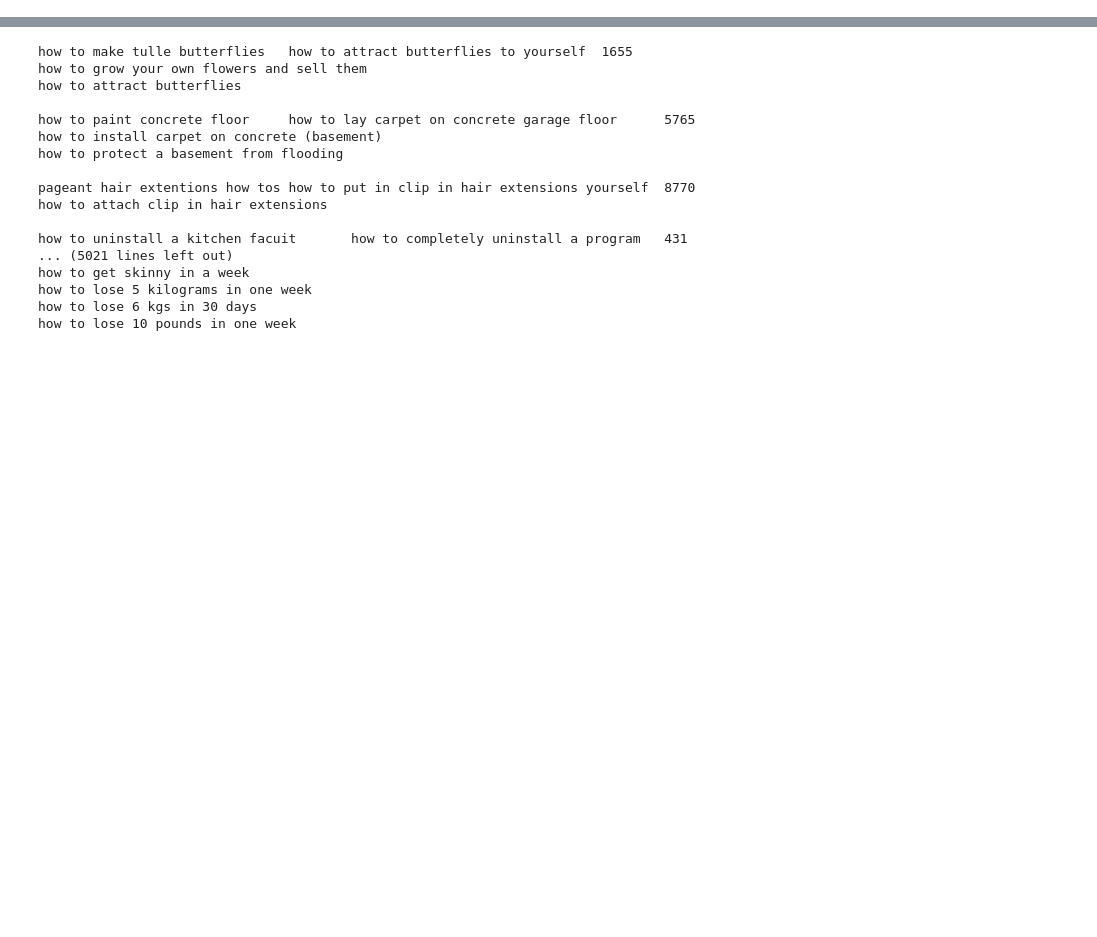
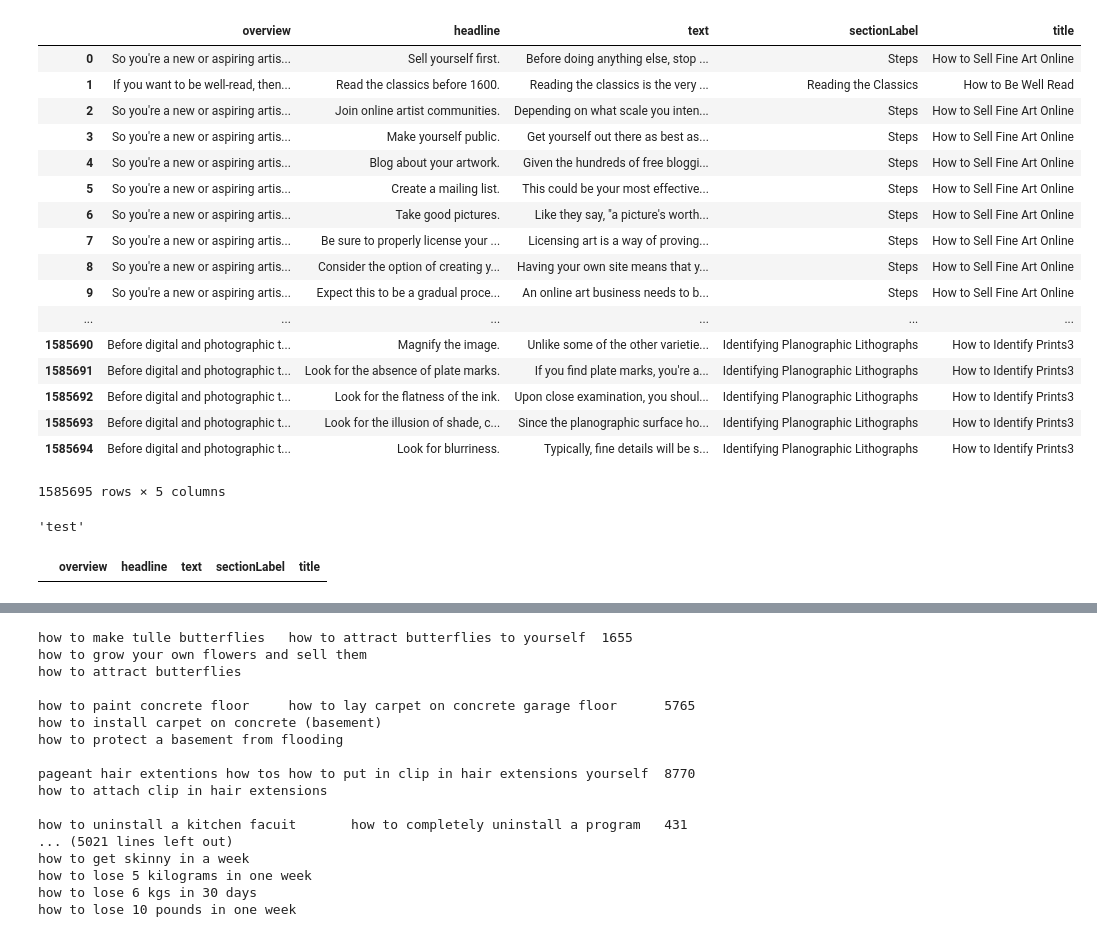
Before and after one commit to feay1234/WikiHow-Task-Based, a Jupyter notebook: Task-Prediction.ipynb, the cells around one changed output, grey strips where cells are left out. Cells and saved outputs as stored; diff of their text form; code cells hidden in the pictures; blank space fills up the shorter version.

```diff
--- a/Task-Prediction.ipynb
+++ b/Task-Prediction.ipynb
@@ -91,0 +157,29 @@ model = Sequential([embedding_layer, GlobalMaxPooling1D()])
+# %%
+wiki
+# %% [output]
+|  | overview | headline | text | sectionLabel | title |
+| 0 | So you're a new or aspiring artis... | Sell yourself first. | Before doing anything else, stop ... | Steps | How to Sell Fine Art Online |
+| 1 | If you want to be well-read, then... | Read the classics before 1600. | Reading the classics is the very ... | Reading the Classics | How to Be Well Read |
+| 2 | So you're a new or aspiring artis... | Join online artist communities. | Depending on what scale you inten... | Steps | How to Sell Fine Art Online |
+| 3 | So you're a new or aspiring artis... | Make yourself public. | Get yourself out there as best as... | Steps | How to Sell Fine Art Online |
+| 4 | So you're a new or aspiring artis... | Blog about your artwork. | Given the hundreds of free bloggi... | Steps | How to Sell Fine Art Online |
+| 5 | So you're a new or aspiring artis... | Create a mailing list. | This could be your most effective... | Steps | How to Sell Fine Art Online |
+| 6 | So you're a new or aspiring artis... | Take good pictures. | Like they say, "a picture's worth... | Steps | How to Sell Fine Art Online |
+| 7 | So you're a new or aspiring artis... | Be sure to properly license your ... | Licensing art is a way of proving... | Steps | How to Sell Fine Art Online |
+| 8 | So you're a new or aspiring artis... | Consider the option of creating y... | Having your own site means that y... | Steps | How to Sell Fine Art Online |
+| 9 | So you're a new or aspiring artis... | Expect this to be a gradual proce... | An online art business needs to b... | Steps | How to Sell Fine Art Online |
+| ... | ... | ... | ... | ... | ... |
+| 1585690 | Before digital and photographic t... | Magnify the image. | Unlike some of the other varietie... | Identifying Planographic Lithographs | How to Identify Prints3 |
+| 1585691 | Before digital and photographic t... | Look for the absence of plate marks. | If you find plate marks, you're a... | Identifying Planographic Lithographs | How to Identify Prints3 |
+| 1585692 | Before digital and photographic t... | Look for the flatness of the ink. | Upon close examination, you shoul... | Identifying Planographic Lithographs | How to Identify Prints3 |
+| 1585693 | Before digital and photographic t... | Look for the illusion of shade, c... | Since the planographic surface ho... | Identifying Planographic Lithographs | How to Identify Prints3 |
+| 1585694 | Before digital and photographic t... | Look for blurriness. | Typically, fine details will be s... | Identifying Planographic Lithographs | How to Identify Prints3 |
+1585695 rows × 5 columns
+# %%
+re.sub('[^a-zA-Z]+', '', "test4")
+# %% [output]
+'test'
+# %%
+wiki[wiki.title.str.contains("How to a Holster", na=False)]
+# %% [output]
+|  | overview | headline | text | sectionLabel | title |
```
Also changed, not shown: parts of 31 cells of this notebook.
